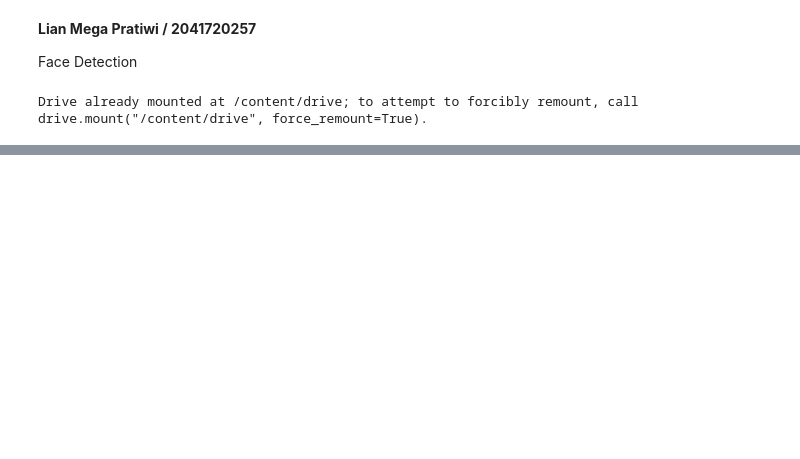
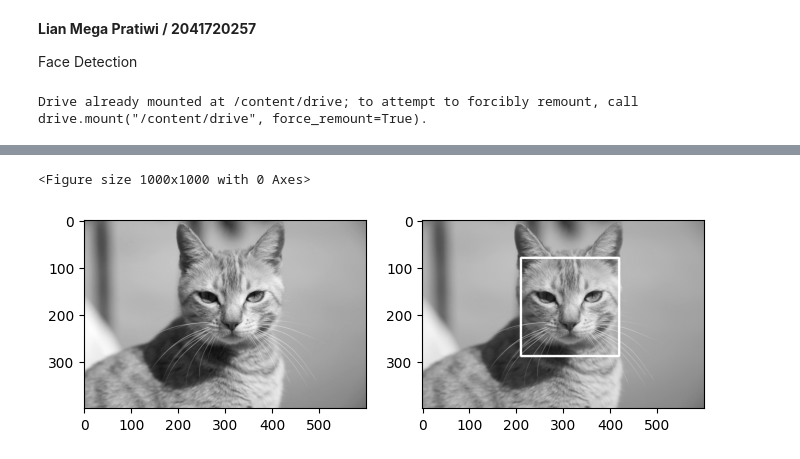
Before and after one commit to Lian2041720257/PVCK_2023, a Jupyter notebook: Week12.ipynb, the cells around one changed output, grey strips where cells are left out. Cells and saved outputs as stored; diff of their text form; code cells hidden in the pictures; blank space fills up the shorter version.

```diff
--- a/Week12.ipynb
+++ b/Week12.ipynb
@@ -25,7 +25,7 @@ mjordan = cv.imread('/content/drive/MyDrive/PCVK/facedet/mjordan.jpg', 0)
 solvayconf = cv.imread('/content/drive/MyDrive/PCVK/facedet/solvayconf.jpg')
 
 # Pretrained feature
-cascade_wajah = cv.CascadeClassifier('/content/drive/MyDrive/PCVK/facedet/haarcascade_frontalface_alt.xml')
+cascade_wajah = cv.CascadeClassifier('/content/drive/MyDrive/PCVK/facedet/haarcascade_frontalface_default.xml')
 
 # Cascade classifier kucing yang diberikan melalui file melakukan hasil deteksi yang salah, jadi diubah menggunakan cv.data.haarcascade
 cascade_kucing = cv.CascadeClassifier(cv.data.haarcascades + 'haarcascade_frontalcatface.xml')
@@ -107,7 +107,7 @@ plt.show()
 
 # solvay.jpg
 
-solvay1 = solvay.copy()
+solvay1 = solvayconf.copy()
 
 roi_wajah = cascade_wajah.detectMultiScale(solvayconf)
 
@@ -123,0 +135,18 @@ error: ignored
+# %%
+cascade_kucing = cv.CascadeClassifier(cv.data.haarcascades + 'haarcascade_frontalcatface.xml')
+
+mycat1 = cv.cvtColor(mycat, cv.COLOR_GRAY2RGB)
+
+roi_wajah = cascade_kucing.detectMultiScale(mycat)
+
+for(x, y, w, h) in roi_wajah:
+  cv.rectangle(mycat1, (x, y), (x+w, y+h), (255, 255, 255), 3)
+
+plt.figure(figsize = (10, 10))
+f, axarr = plt.subplots(1, 2, figsize = (8, 8))
+plt.subplot(121), plt.imshow(mycat, cmap = 'gray')
+plt.subplot(122), plt.imshow(mycat1)
+plt.show()
+# %% [output]
+<Figure size 1000x1000 with 0 Axes>
+[figure, added]
```
Also changed, not shown: parts of 6 cells of this notebook.
